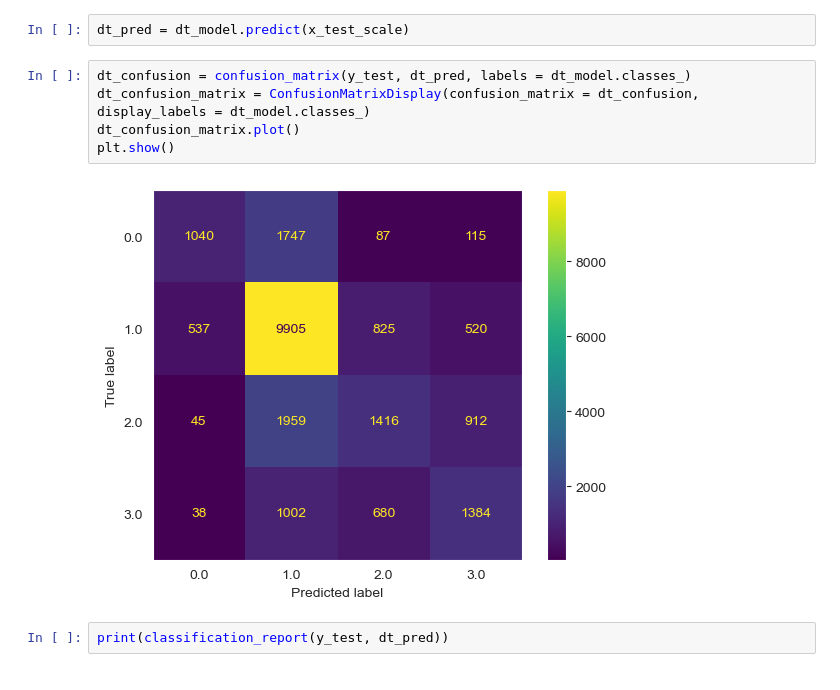
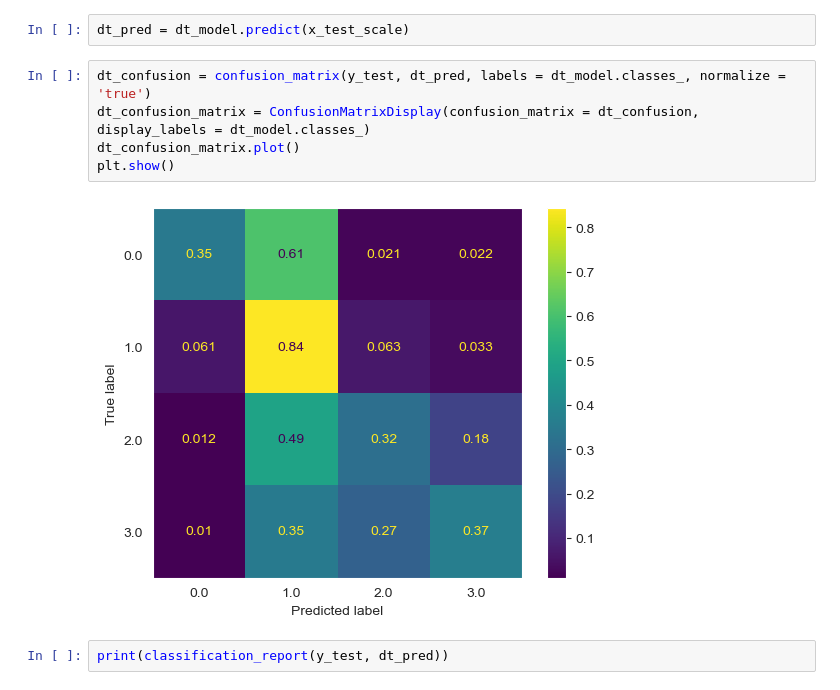
Before and after one commit to jpjavier23/capstone_2_final_documentation, a Jupyter notebook: capstone_2_final_report.ipynb, the cells around one changed output. Saved outputs shown, nothing was run; the diff lists cells and outputs as text.

```diff
--- a/capstone_2_final_report.ipynb
+++ b/capstone_2_final_report.ipynb
@@ -845,12 +870,12 @@ dt_model = dt.fit(x_train_scale, y_train)
 # %%
 dt_pred = dt_model.predict(x_test_scale)
 # %%
-dt_confusion = confusion_matrix(y_test, dt_pred, labels = dt_model.classes_)
+dt_confusion = confusion_matrix(y_test, dt_pred, labels = dt_model.classes_, normalize = 'true')
 dt_confusion_matrix = ConfusionMatrixDisplay(confusion_matrix = dt_confusion, display_labels = dt_model.classes_)
 dt_confusion_matrix.plot()
 plt.show()
 # %% [output]
-[figure, old version]
+[figure, new version]
 # %%
 print(classification_report(y_test, dt_pred))
 # %% [output]
```
Also changed, not shown: parts of 13 cells of this notebook.
